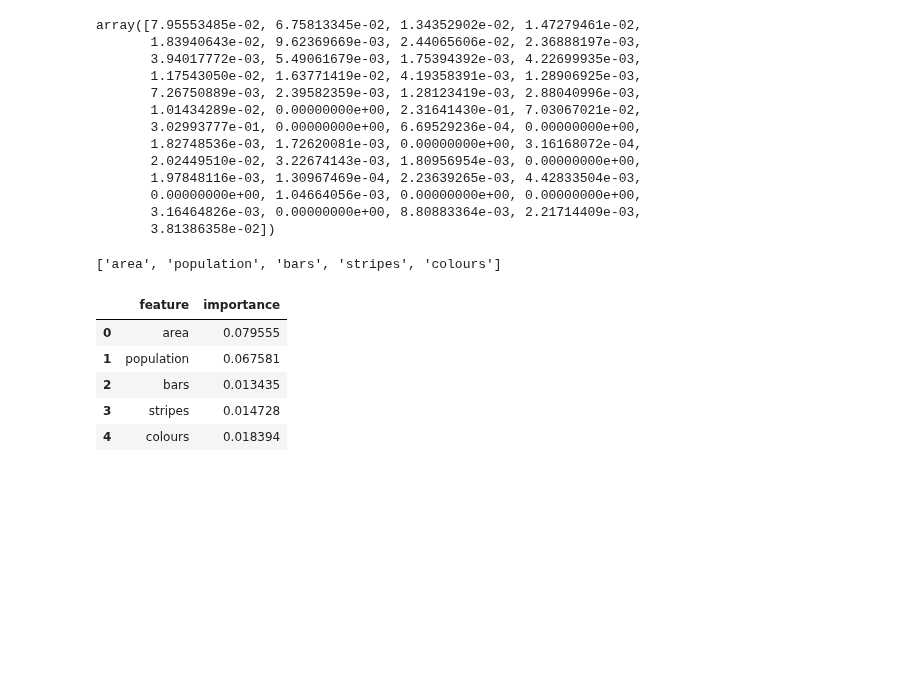
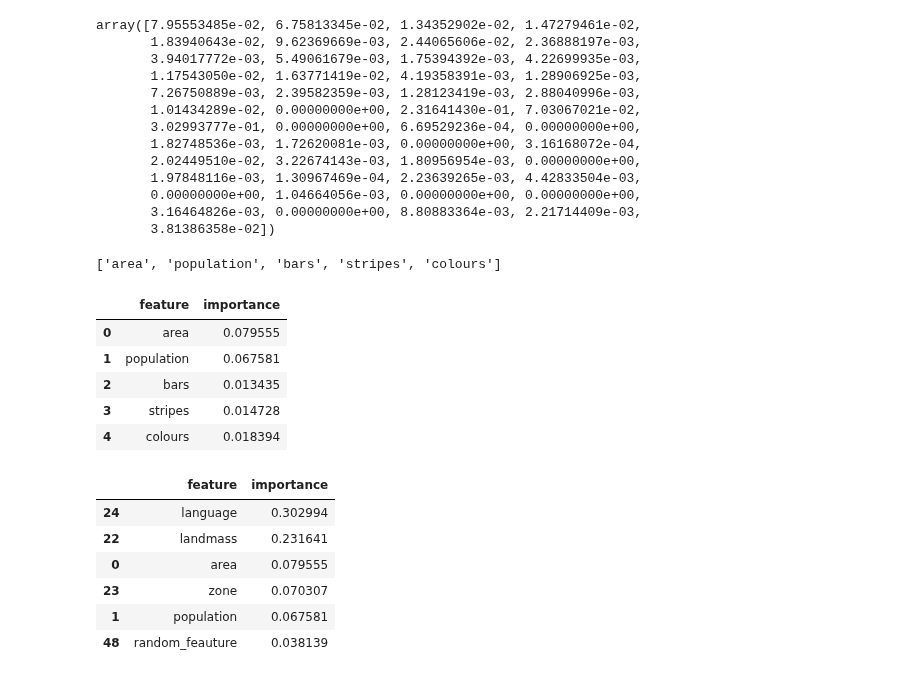
Before and after one commit to desve/AML-54, a Jupyter notebook: 16 Лабораторная работа по курсу/16 Homework_.ipynb, the cells around one changed output. Cells and saved outputs as stored; diff of their text form; code cells hidden in the pictures; blank space fills up the shorter version.

```diff
--- a/16 Лабораторная работа по курсу/16 Homework_.ipynb
+++ b/16 Лабораторная работа по курсу/16 Homework_.ipynb
@@ -567,6 +567,18 @@ feature_importance.head()
 | 2 | bars | 0.013435 |
 | 3 | stripes | 0.014728 |
 | 4 | colours | 0.018394 |
+# %%
+# отсортируем
+feature_importance.sort_values(by='importance', ascending=False, inplace=True)
+feature_importance[:6]
+# %% [output]
+|  | feature | importance |
+| 24 | language | 0.302994 |
+| 22 | landmass | 0.231641 |
+| 0 | area | 0.079555 |
+| 23 | zone | 0.070307 |
+| 1 | population | 0.067581 |
+| 48 | random_feauture | 0.038139 |
 # %%
 # посмотрим
 import matplotlib.pyplot as plt
```
Also changed, not shown: parts of 1 cell of this notebook.
